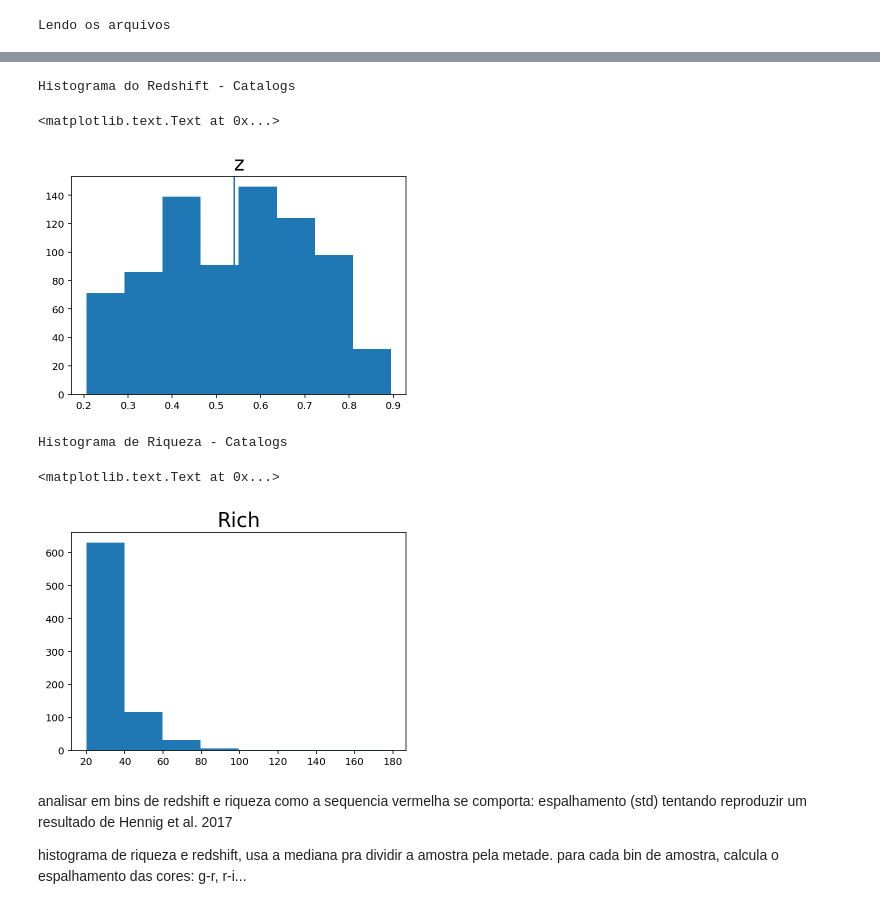
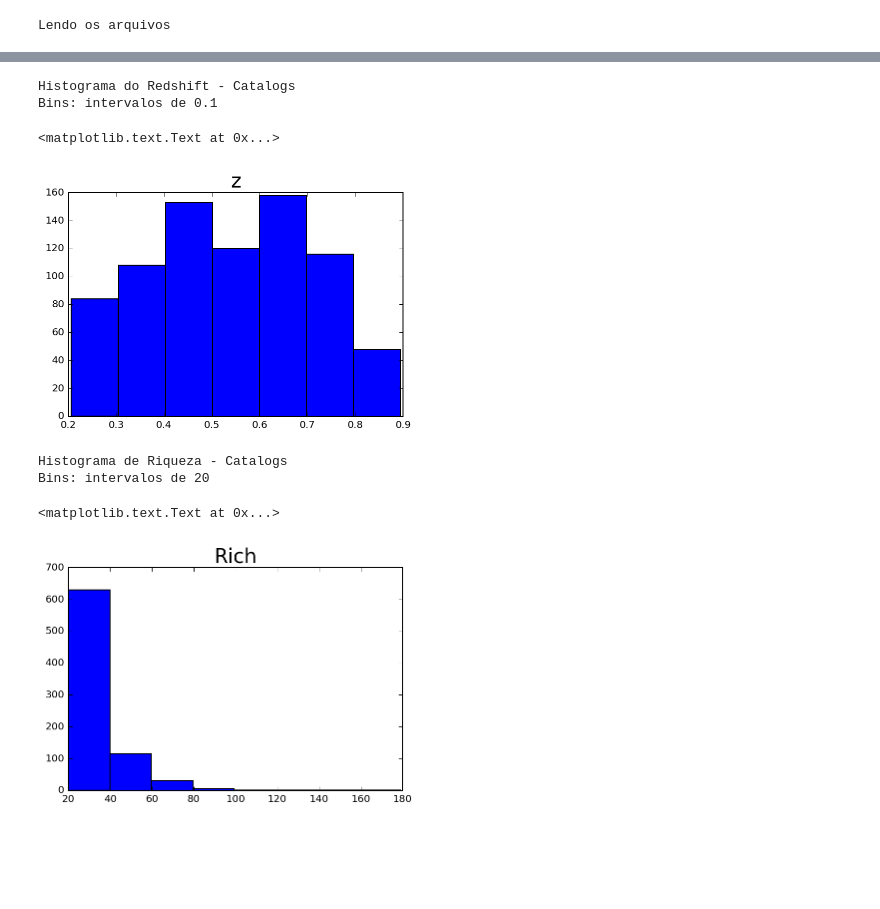
Before and after one commit to clusteron/comparison, a Jupyter notebook: RS.ipynb, the cells around one changed output, grey strips where cells are left out. Drawn from its saved outputs; the diff is of its cells as text; code cells hidden in the pictures; blank space fills up the shorter version.

```diff
--- a/RS.ipynb
+++ b/RS.ipynb
@@ -61,22 +61,22 @@ Members
 # %%
 print 'Histograma do Redshift - Catalogs'
-C = Catalog['Z_LAMBDA']
-Hist_z = plt.hist(Catalog['Z_LAMBDA'], bins = 8)
+print 'Bins: intervalos de 0.1'
+
+Hist_z = plt.hist(Catalog['Z_LAMBDA'], bins = 7)
 plt.title('z', fontsize='20')
 # %% [output]
 Histograma do Redshift - Catalogs
+Bins: intervalos de 0.1
 <matplotlib.text.Text at 0x...>
-[figure, old version]
+[figure, new version]
 # %%
 print 'Histograma de Riqueza - Catalogs'
+print 'Bins: intervalos de 20'
+
 Hist_r = plt.hist(Catalog['LAMBDA'], bins = 8)
 plt.title('Rich', fontsize='20')
 # %% [output]
 Histograma de Riqueza - Catalogs
+Bins: intervalos de 20
 <matplotlib.text.Text at 0x...>
-[figure, old version]
+[figure, new version]
-# %% [markdown]
-analisar em bins de redshift e riqueza como a sequencia vermelha se comporta: espalhamento (std) tentando reproduzir um resultado de Hennig et al. 2017
-
-histograma de riqueza e redshift, usa a mediana pra dividir a amostra pela metade.
-para cada bin de amostra, calcula o espalhamento das cores: g-r, r-i...
```
Also changed, not shown: parts of 9 cells of this notebook.
